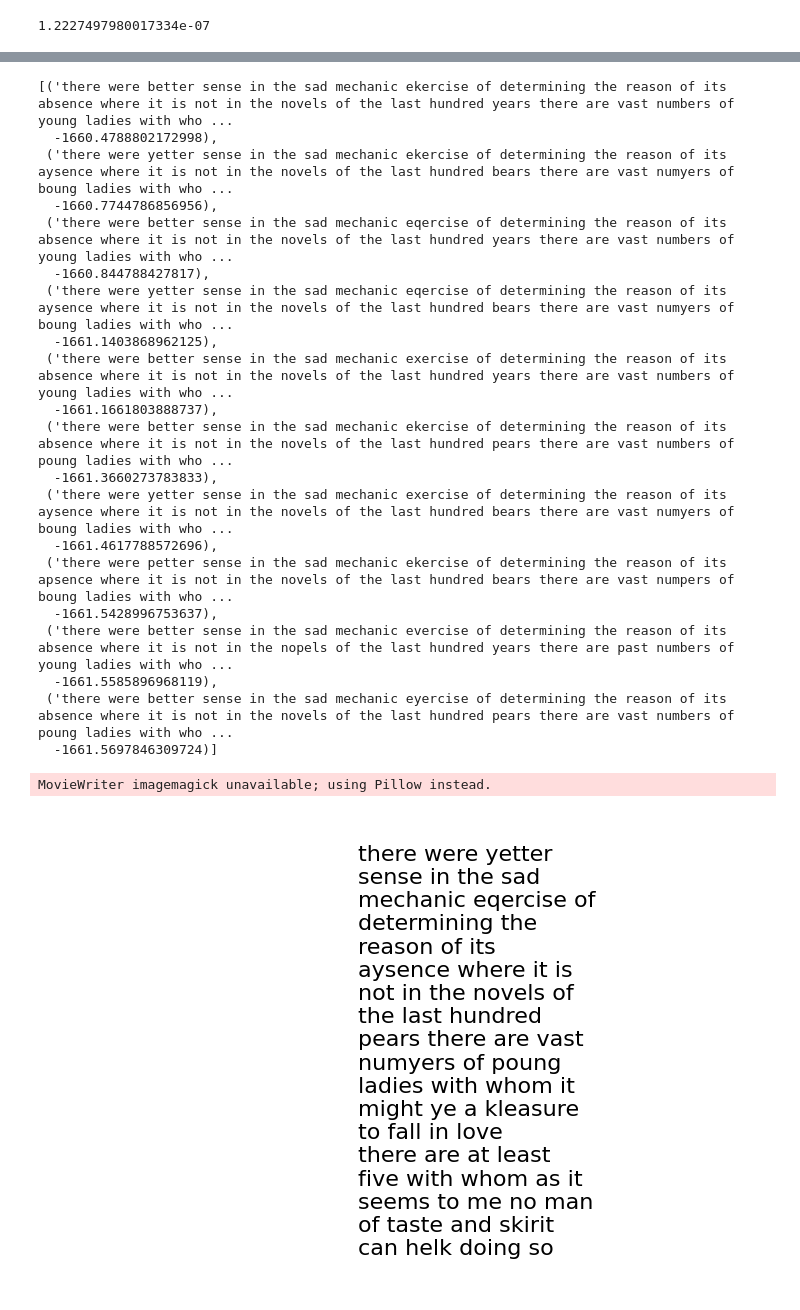
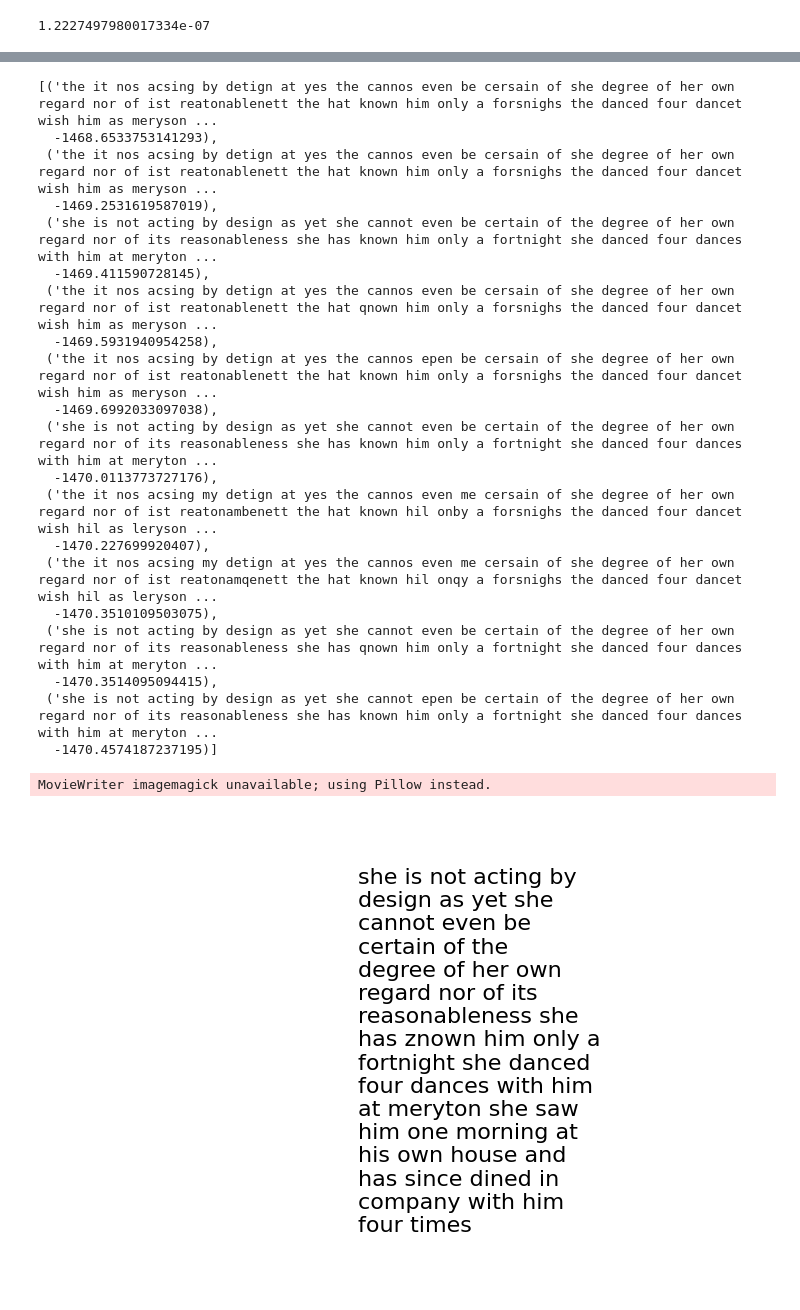
Before and after one commit to alessimichele/HMM-for-text-decryption, a Jupyter notebook: main.ipynb, the cells around one changed output, grey strips where cells are left out. Drawn from its saved outputs; the diff is of its cells as text; code cells hidden in the pictures.

```diff
--- a/main.ipynb
+++ b/main.ipynb
@@ -61,7 +61,7 @@ probability_matrix.save_probability_table()
 text = "There were better sense in the sad mechanic exercise of determining the reason of its absence where it is not. In the novels of the last hundred years there are vast numbers of young ladies with whom it might be a pleasure to fall in love; there are at least five with whom, as it seems to me, no man of taste and spirit can help doing so."
 # text = "I do not believe a word of it, my dear. If he had been so very agreeable, he would have talked to Mrs. Long. But I can guess how it was"
 # text = "Your plan is a good one,” replied Elizabeth, “where nothing is in question but the desire of being well married; and if I were determined to get a rich husband, or any husband, I dare say I should adopt it. But these are not Jane’s feelings"
-# text = "she is not acting by design. As yet she cannot even be certain of the degree of her own regard, nor of its reasonableness. She has known him only a fortnight. She danced four dances with him at Meryton; she saw him one morning at his own house, and has since dined in company with him four times."
+text = "she is not acting by design. As yet she cannot even be certain of the degree of her own regard, nor of its reasonableness. She has known him only a fortnight. She danced four dances with him at Meryton; she saw him one morning at his own house, and has since dined in company with him four times."
 # %%
 # encode and decode a sample text with a generated cipher
 
@@ -134,28 +134,28 @@ cipher_breaker.extract_best(
     n_extract=10, return_likelihood=True
 )  # Extract the best 10 decoded messages along with their likelihood
 # %% [output]
-[('there were better sense in the sad mechanic ekercise of determining the reason of its absence where it is not in the novels of the last hundred years there are vast numbers of young ladies with who ...
-  -1660.4788802172998),
- ('there were yetter sense in the sad mechanic ekercise of determining the reason of its aysence where it is not in the novels of the last hundred bears there are vast numyers of boung ladies with who ...
-  -1660.7744786856956),
- ('there were better sense in the sad mechanic eqercise of determining the reason of its absence where it is not in the novels of the last hundred years there are vast numbers of young ladies with who ...
-  -1660.844788427817),
- ('there were yetter sense in the sad mechanic eqercise of determining the reason of its aysence where it is not in the novels of the last hundred bears there are vast numyers of boung ladies with who ...
-  -1661.1403868962125),
- ('there were better sense in the sad mechanic exercise of determining the reason of its absence where it is not in the novels of the last hundred years there are vast numbers of young ladies with who ...
-  -1661.1661803888737),
- ('there were better sense in the sad mechanic ekercise of determining the reason of its absence where it is not in the novels of the last hundred pears there are vast numbers of poung ladies with who ...
-  -1661.3660273783833),
- ('there were yetter sense in the sad mechanic exercise of determining the reason of its aysence where it is not in the novels of the last hundred bears there are vast numyers of boung ladies with who ...
-  -1661.4617788572696),
- ('there were petter sense in the sad mechanic ekercise of determining the reason of its apsence where it is not in the novels of the last hundred bears there are vast numpers of boung ladies with who ...
-  -1661.5428996753637),
- ('there were better sense in the sad mechanic evercise of determining the reason of its absence where it is not in the nopels of the last hundred years there are past numbers of young ladies with who ...
-  -1661.5585896968119),
- ('there were better sense in the sad mechanic eyercise of determining the reason of its absence where it is not in the novels of the last hundred pears there are vast numbers of poung ladies with who ...
-  -1661.5697846309724)]
+[('the it nos acsing by detign at yes the cannos even be cersain of she degree of her own regard nor of ist reatonablenett the hat known him only a forsnighs the danced four dancet wish him as meryson ...
+  -1468.6533753141293),
+ ('the it nos acsing by detign at yes the cannos even be cersain of she degree of her own regard nor of ist reatonablenett the hat known him only a forsnighs the danced four dancet wish him as meryson ...
+  -1469.2531619587019),
+ ('she is not acting by design as yet she cannot even be certain of the degree of her own regard nor of its reasonableness she has known him only a fortnight she danced four dances with him at meryton ...
+  -1469.411590728145),
+ ('the it nos acsing by detign at yes the cannos even be cersain of she degree of her own regard nor of ist reatonablenett the hat qnown him only a forsnighs the danced four dancet wish him as meryson ...
+  -1469.5931940954258),
+ ('the it nos acsing by detign at yes the cannos epen be cersain of she degree of her own regard nor of ist reatonablenett the hat known him only a forsnighs the danced four dancet wish him as meryson ...
+  -1469.6992033097038),
+ ('she is not acting by design as yet she cannot even be certain of the degree of her own regard nor of its reasonableness she has known him only a fortnight she danced four dances with him at meryton ...
+  -1470.0113773727176),
+ ('the it nos acsing my detign at yes the cannos even me cersain of she degree of her own regard nor of ist reatonambenett the hat known hil onby a forsnighs the danced four dancet wish hil as leryson ...
+  -1470.227699920407),
+ ('the it nos acsing my detign at yes the cannos even me cersain of she degree of her own regard nor of ist reatonamqenett the hat known hil onqy a forsnighs the danced four dancet wish hil as leryson ...
+  -1470.3510109503075),
+ ('she is not acting by design as yet she cannot even be certain of the degree of her own regard nor of its reasonableness she has qnown him only a fortnight she danced four dances with him at meryton ...
+  -1470.3514095094415),
+ ('she is not acting by design as yet she cannot epen be certain of the degree of her own regard nor of its reasonableness she has known him only a fortnight she danced four dances with him at meryton ...
+  -1470.4574187237195)]
 # %%
-cipher_breaker.generate_animation(filename="there were.gif")
+cipher_breaker.generate_animation(filename="she is not.gif")
 # %% [output]
 MovieWriter imagemagick unavailable; using Pillow instead.
-[figure, old version]
+[figure, new version]
```
Also changed, not shown: parts of 2 cells of this notebook.
